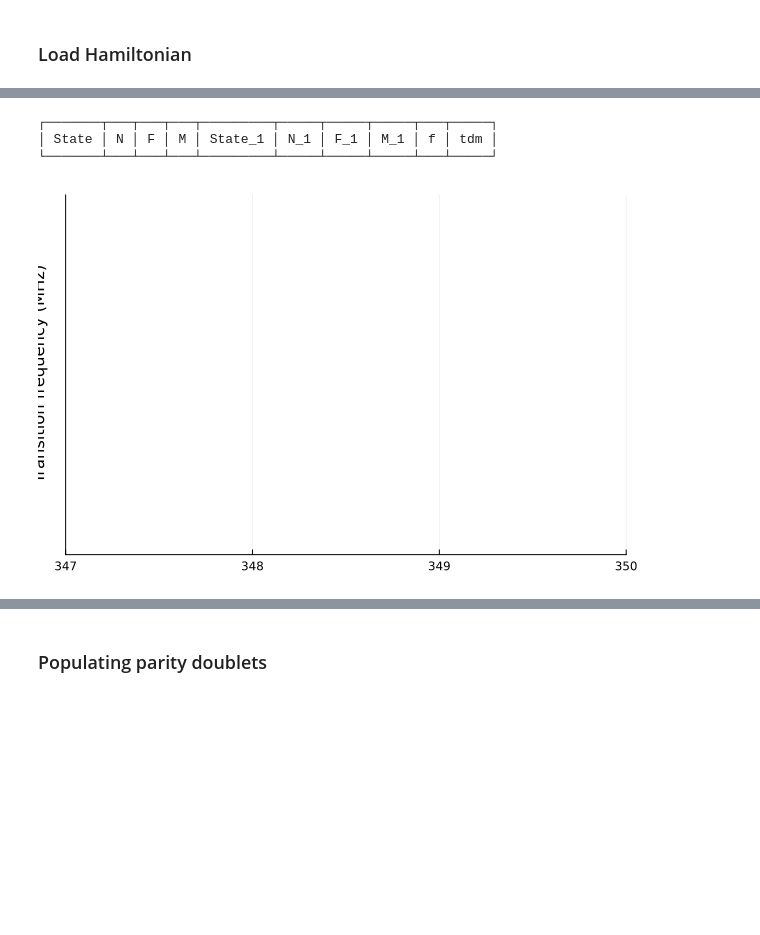
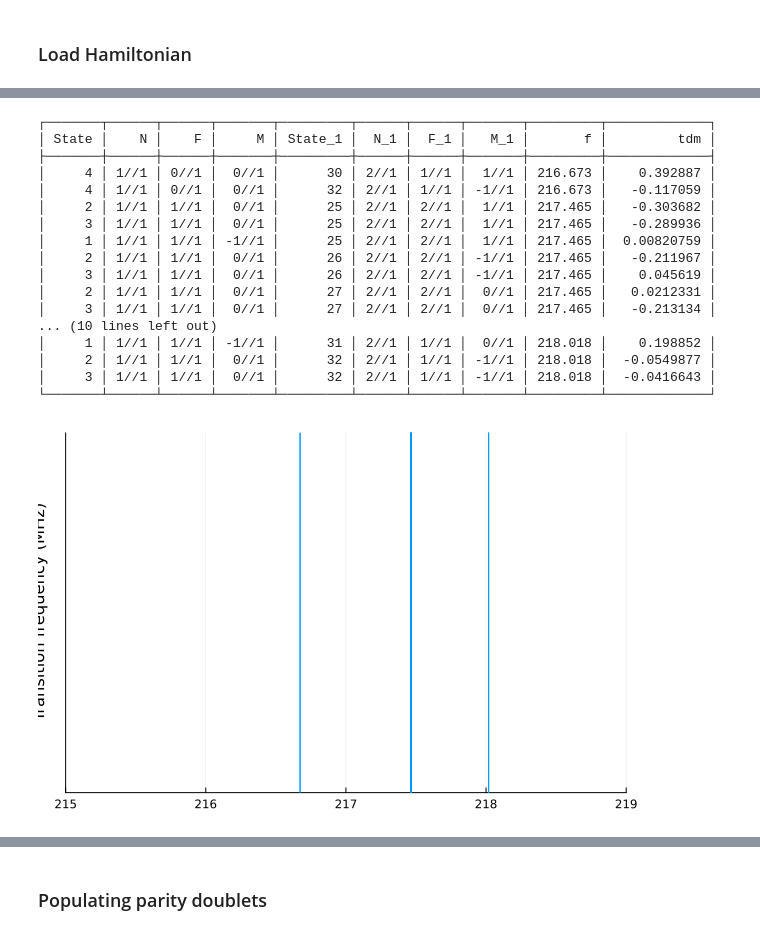
Before and after one commit to munozariasjm/QuantumStates.jl, a Jupyter notebook: examples/CaOH/CaOH_OpticalPumping.ipynb, the cells around one changed output, grey strips where cells are left out. Cells and saved outputs as stored; diff of their text form; code cells hidden in the pictures; blank space fills up the shorter version.

```diff
--- a/examples/CaOH/CaOH_OpticalPumping.ipynb
+++ b/examples/CaOH/CaOH_OpticalPumping.ipynb
@@ -42,9 +41,9 @@ WARNING: redefinition of constant θ. This may fail, cause incorrect answers, or
 WARNING: redefinition of constant ϵ_trap. This may fail, cause incorrect answers, or produce other errors.
 # %%
 H.parameters.E = 0 * 0.3
-H.parameters.B_z = 2.
-H.parameters.I_scalar = (0.8/4) * I_trap / (2ε_0 * c)
-H.parameters.I_tensor = (0.8/4) * I_trap / (2ε_0 * c)
+H.parameters.B_z = 0.
+H.parameters.I_scalar = (0/4) * I_trap / (2ε_0 * c)
+H.parameters.I_tensor = (0/4) * I_trap / (2ε_0 * c)
 
 H.parameters.bFX = 2.2
 H.parameters.cX = 2.6
@@ -98,27 +95,41 @@ plot!(
 # %%
 # |N=1, J=3/2, p=-⟩ -> |N=2, J=3/2, p=-⟩
-transitions = compute_transitions(N1_J12_states, N2_J32_states, -1, threshold=1e-7)
+transitions = compute_transitions(N1_J12_states, N2_J32_states, -1, threshold=1e-4)
 # transitions = [transitions; compute_transitions(N1_J12_states, N2_J32_states, +1, threshold=1e-7)]
 df = transitions_table(transitions)
 select!(df, [:State, :N, :F, :M, :State_1, :N_1, :F_1, :M_1, :f, :tdm])
-filter!(row -> row.f > 40030, df)
-# filter!(row -> 39800 < row.f < 39980, df)
+# filter!(row -> row.f > 39000, df)
+filter!(row -> 39800 < row.f < 39980, df)
 df.f .= df.f .- 19850*2
 
 pretty_table(df; nosubheader=true)
 
 using Plots
 vline(df.f, legend=nothing)
 plot!(
-    xlim=(347, 350),
+    xlim=(215, 219),
     yticks=nothing,
     ylabel="Transition frequency (MHz)"
 )
 # %% [output]
-┌───────┬───┬───┬───┬─────────┬─────┬─────┬─────┬───┬─────┐
-│ State │ N │ F │ M │ State_1 │ N_1 │ F_1 │ M_1 │ f │ tdm │
-└───────┴───┴───┴───┴─────────┴─────┴─────┴─────┴───┴─────┘
+┌───────┬──────┬──────┬───────┬─────────┬──────┬──────┬───────┬─────────┬─────────────┐
+│ State │    N │    F │     M │ State_1 │  N_1 │  F_1 │   M_1 │       f │         tdm │
+├───────┼──────┼──────┼───────┼─────────┼──────┼──────┼───────┼─────────┼─────────────┤
+│     4 │ 1//1 │ 0//1 │  0//1 │      30 │ 2//1 │ 1//1 │  1//1 │ 216.673 │    0.392887 │
+│     4 │ 1//1 │ 0//1 │  0//1 │      32 │ 2//1 │ 1//1 │ -1//1 │ 216.673 │   -0.117059 │
+│     2 │ 1//1 │ 1//1 │  0//1 │      25 │ 2//1 │ 2//1 │  1//1 │ 217.465 │   -0.303682 │
+│     3 │ 1//1 │ 1//1 │  0//1 │      25 │ 2//1 │ 2//1 │  1//1 │ 217.465 │   -0.289936 │
+│     1 │ 1//1 │ 1//1 │ -1//1 │      25 │ 2//1 │ 2//1 │  1//1 │ 217.465 │  0.00820759 │
+│     2 │ 1//1 │ 1//1 │  0//1 │      26 │ 2//1 │ 2//1 │ -1//1 │ 217.465 │   -0.211967 │
+│     3 │ 1//1 │ 1//1 │  0//1 │      26 │ 2//1 │ 2//1 │ -1//1 │ 217.465 │    0.045619 │
+│     2 │ 1//1 │ 1//1 │  0//1 │      27 │ 2//1 │ 2//1 │  0//1 │ 217.465 │   0.0212331 │
+│     3 │ 1//1 │ 1//1 │  0//1 │      27 │ 2//1 │ 2//1 │  0//1 │ 217.465 │   -0.213134 │
+... (10 lines left out)
+│     1 │ 1//1 │ 1//1 │ -1//1 │      31 │ 2//1 │ 1//1 │  0//1 │ 218.018 │    0.198852 │
+│     2 │ 1//1 │ 1//1 │  0//1 │      32 │ 2//1 │ 1//1 │ -1//1 │ 218.018 │  -0.0549877 │
+│     3 │ 1//1 │ 1//1 │  0//1 │      32 │ 2//1 │ 1//1 │ -1//1 │ 218.018 │  -0.0416643 │
+└───────┴──────┴──────┴───────┴─────────┴──────┴──────┴───────┴─────────┴─────────────┘
-[figure, old version]
+[figure, new version]
 # %%
 # |N=1, J=3/2, p=-⟩ -> |N=2, J=3/2, p=-⟩
 transitions = compute_transitions(N1_J32_states, N2_J32_states, -1, threshold=1e-7)
```
Also changed, not shown: parts of 5 cells of this notebook, 8 other files.
